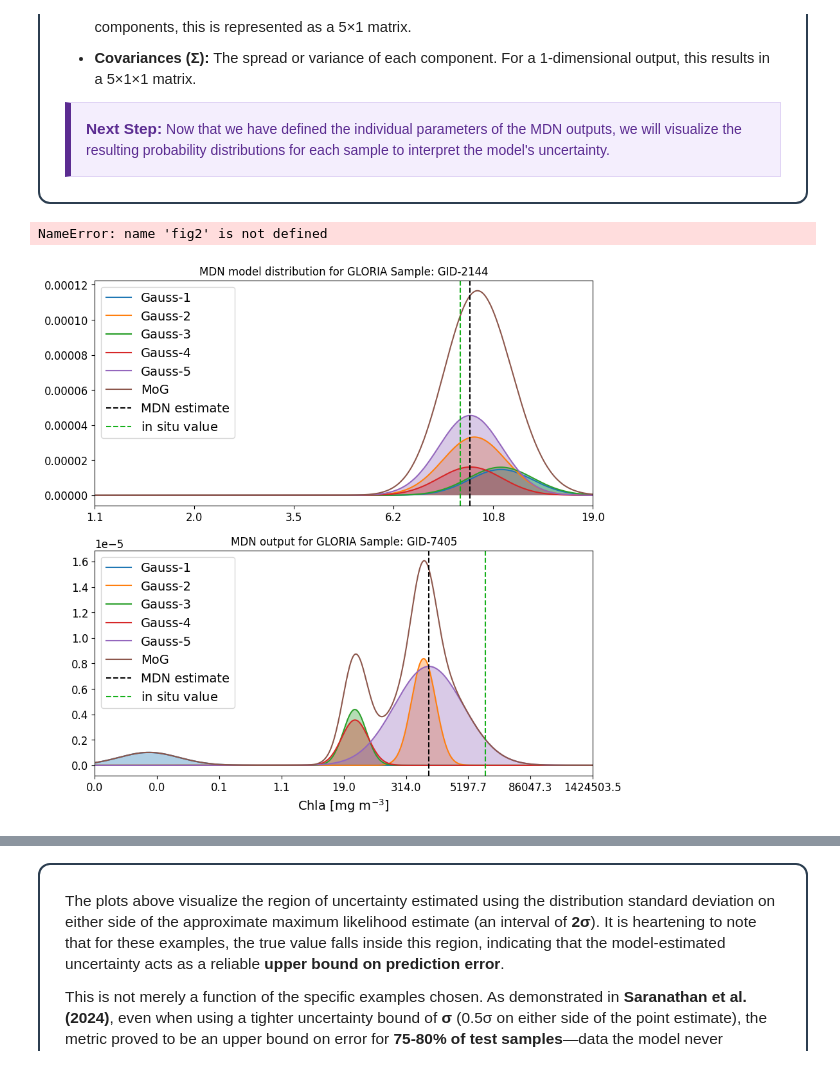
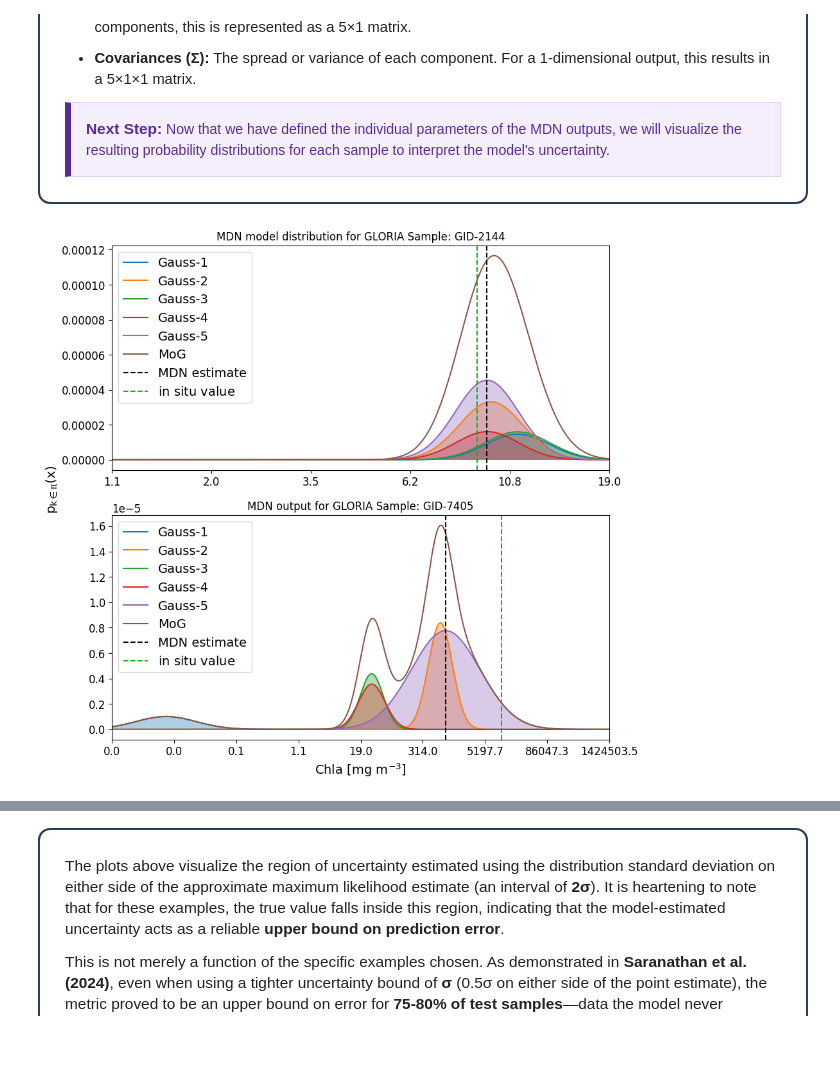
Before and after one commit to arunsaranath/aqv-tutorials, a Jupyter notebook: AQV_1_MDN_explained.ipynb, the cells around one changed output, grey strips where cells are left out. Cells and saved outputs as stored; diff of their text form; code cells hidden in the pictures.

```diff
--- a/AQV_1_MDN_explained.ipynb
+++ b/AQV_1_MDN_explained.ipynb
@@ -473,7 +473,7 @@ Now that we have defined the individual parameters of the MDN outputs, we will v
 </div>
 # %%
 # Create a new figure to hold this information
-fig3, ax = plt.subplots(2, 1, figsize= (10, 10))
+fig2, ax = plt.subplots(2, 1, figsize= (10, 10))
 lims_plot  = [[-0.5, -0.0], [-2, 2]]
 ticks_range = [0.1, 0.5]
 title_list = ["MDN model distribution for GLORIA Sample: " + gid_data[idx_1][0].replace('_', '-'), "MDN output for GLORIA Sample: " + gid_data[idx_2][0].replace('_', '-')]
@@ -496,34 +496,32 @@ for ctr in range(2):
 
         if y_prob is None:
             y_prob = weights[ii] * y_values
         else:
             y_prob += (weights[ii] * y_values)
 
         # Plot this specific component also
         loc = ticker.LinearLocator(numticks=int(round((lims_plot[ctr][1] - lims_plot[ctr][0])/ticks_range[ctr])+1))
         fmt = ticker.FuncFormatter(lambda i, _: r"%1.1f" % (scalery.inverse_transform(i*np.ones((1,1)))))
 
         ax[ctr].fill_between(np.squeeze(x_values), 0, weights[ii]*y_values, alpha=0.35)
         ax[ctr].plot(np.squeeze(x_values), weights[ii]*y_values, linewidth=1.5, label=f"Gauss-{ii+1}")
 
 
     # Normalize the overall distribution and plot it
     y_prob = y_prob/y_prob.sum()
     ax[ctr].plot(np.squeeze(x_values), y_prob, linewidth=1.5, label="MoG")
     ax[ctr].axvline(x=mu[np.argmax(weights)], color='k', linestyle='--', label="MDN estimate")
     ax[ctr].axvline(x=scalery.transform(ins_val[ctr]), color='xkcd:green', linestyle='--', label=r"$in~situ$ value")
     ax[ctr].set_xlim(lims_plot[ctr])
 
     ax[ctr].set_title(title_list[ctr])
     ax[ctr].xaxis.set_major_locator(loc)
     ax[ctr].xaxis.set_major_formatter(fmt)
     if ctr == 1:
         ax[ctr].set_xlabel(r'Chla [$mg~m^{-3}$]')
     ax[ctr].legend()
 
-
 fig2.supylabel(r'p$_{k \in \pi}$(x)');
 # %% [output]
-NameError: name 'fig2' is not defined
-[figure, old version]
+[figure, new version]
 # %% [markdown]
```
Also changed, not shown: parts of 10 cells of this notebook, 2 other files.
